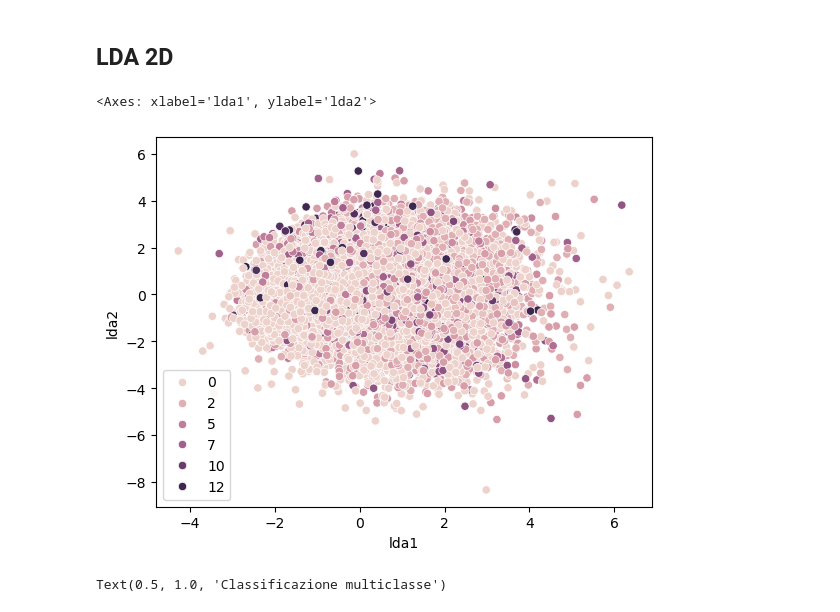
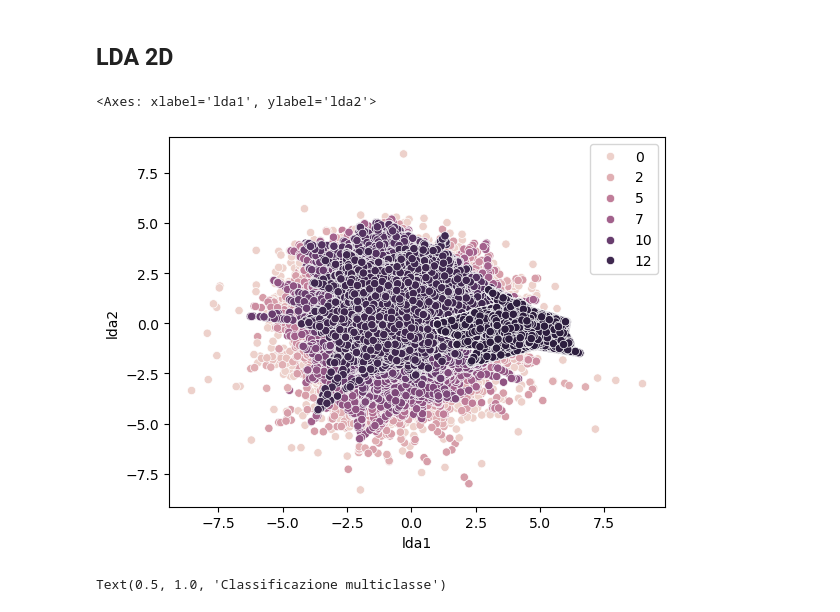
Before and after one commit to AngeloLongano/classification_PneumoniaMNIST, a Jupyter notebook: analysis.ipynb, the cells around one changed output. Drawn from its saved outputs; the diff is of its cells as text; code cells hidden in the pictures.

```diff
--- a/analysis.ipynb
+++ b/analysis.ipynb
@@ -189,13 +513,13 @@ df[["rank_test_score","param_n_estimators","param_max_depth","mean_fit_time"]].s
 ## LDA 2D
 # %%
 lda = LinearDiscriminantAnalysis(n_components=2)
-X_train_lda = lda.fit_transform(X_train_scaled, Y_train)
+X_train_lda = lda.fit_transform(X_train_balanced, Y_train_balanced)
 X_test_lda = lda.transform(X_test_scaled)
 # %%
-sns.scatterplot(data=pd.DataFrame(X_train_lda, columns=['lda1','lda2']), x='lda1', y='lda2', hue=Y_train)
+sns.scatterplot(data=pd.DataFrame(X_train_lda, columns=['lda1','lda2']), x='lda1', y='lda2', hue=Y_train_balanced)
 # %% [output]
 <Axes: xlabel='lda1', ylabel='lda2'>
-[figure, old version]
+[figure, new version]
 # %%
 idx0 = Y_train== 1
 idx1 = Y_train== 3
```
Also changed, not shown: parts of 81 cells of this notebook.
